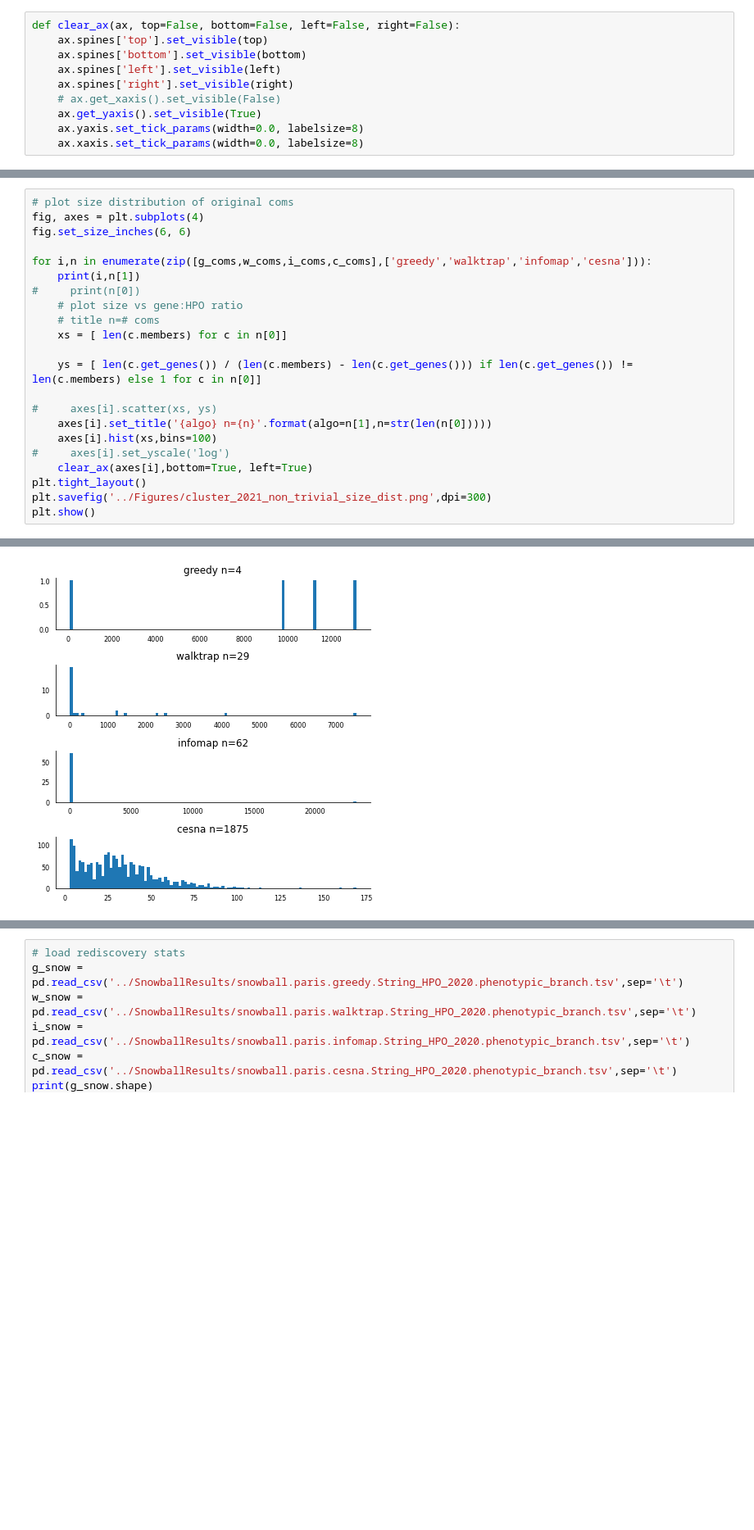
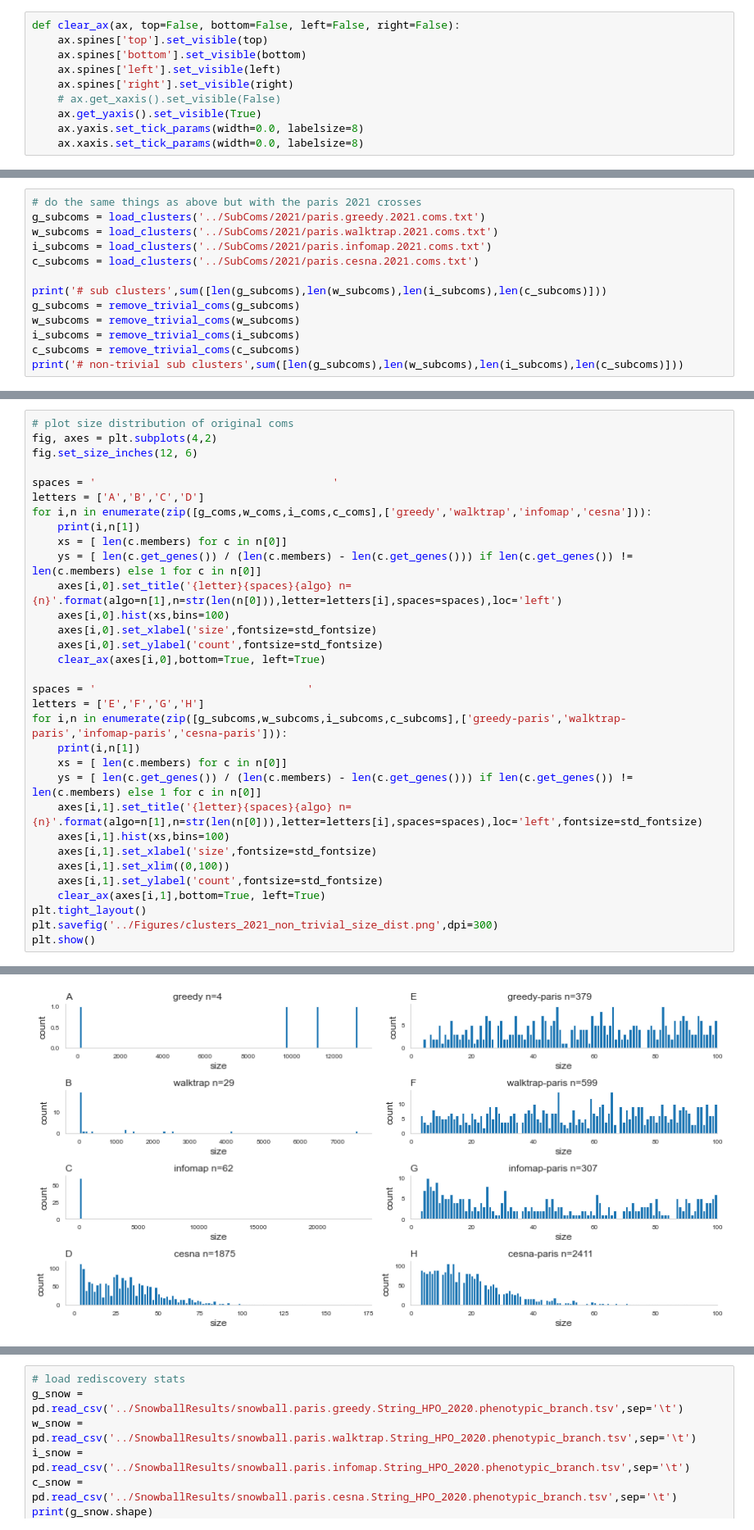
Before and after one commit to MSBradshaw/BOCC, a Jupyter notebook: Scripts/presentation_plotter.ipynb, the cells around one changed output, grey strips where cells are left out. Shown: that part at 82% size. Cells and saved outputs as stored; diff of their text form; blank space fills up the shorter version.

```diff
--- a/Scripts/presentation_plotter.ipynb
+++ b/Scripts/presentation_plotter.ipynb
@@ -81,0 +59,13 @@ c_coms = BOCC.load_clusters('../Clusters/2021/cesna.2021.coms.txt')
+# %%
+# do the same things as above but with the paris 2021 crosses
+g_subcoms = load_clusters('../SubComs/2021/paris.greedy.2021.coms.txt')
+w_subcoms = load_clusters('../SubComs/2021/paris.walktrap.2021.coms.txt')
+i_subcoms = load_clusters('../SubComs/2021/paris.infomap.2021.coms.txt')
+c_subcoms = load_clusters('../SubComs/2021/paris.cesna.2021.coms.txt')
+
+print('# sub clusters',sum([len(g_subcoms),len(w_subcoms),len(i_subcoms),len(c_subcoms)]))
+g_subcoms = remove_trivial_coms(g_subcoms)
+w_subcoms = remove_trivial_coms(w_subcoms)
+i_subcoms = remove_trivial_coms(i_subcoms)
+c_subcoms = remove_trivial_coms(c_subcoms)
+print('# non-trivial sub clusters',sum([len(g_subcoms),len(w_subcoms),len(i_subcoms),len(c_subcoms)]))
@@ -102,24 +143,34 @@ print('# non-trivial clusters',sum([len(g_coms),len(w_coms),len(i_coms),len(c_co
 # %%
 # plot size distribution of original coms
-fig, axes = plt.subplots(4)
-fig.set_size_inches(6, 6)
+fig, axes = plt.subplots(4,2)
+fig.set_size_inches(12, 6)
 
+spaces = '                                     '
+letters = ['A','B','C','D']
 for i,n in enumerate(zip([g_coms,w_coms,i_coms,c_coms],['greedy','walktrap','infomap','cesna'])):
     print(i,n[1])
-#     print(n[0])
-    # plot size vs gene:HPO ratio
-    # title n=# coms
     xs = [ len(c.members) for c in n[0]]
+    ys = [ len(c.get_genes()) / (len(c.members) - len(c.get_genes())) if len(c.get_genes()) != len(c.members) else 1 for c in n[0]]
+    axes[i,0].set_title('{letter}{spaces}{algo} n={n}'.format(algo=n[1],n=str(len(n[0])),letter=letters[i],spaces=spaces),loc='left')
+    axes[i,0].hist(xs,bins=100)
+    axes[i,0].set_xlabel('size',fontsize=std_fontsize)
+    axes[i,0].set_ylabel('count',fontsize=std_fontsize)
+    clear_ax(axes[i,0],bottom=True, left=True)
 
+spaces = '                                 '
+letters = ['E','F','G','H']
+for i,n in enumerate(zip([g_subcoms,w_subcoms,i_subcoms,c_subcoms],['greedy-paris','walktrap-paris','infomap-paris','cesna-paris'])):
+    print(i,n[1])
+    xs = [ len(c.members) for c in n[0]]
     ys = [ len(c.get_genes()) / (len(c.members) - len(c.get_genes())) if len(c.get_genes()) != len(c.members) else 1 for c in n[0]]
-
-#     axes[i].scatter(xs, ys)
-    axes[i].set_title('{algo} n={n}'.format(algo=n[1],n=str(len(n[0]))))
-    axes[i].hist(xs,bins=100)
-#     axes[i].set_yscale('log')
-    clear_ax(axes[i],bottom=True, left=True)
+    axes[i,1].set_title('{letter}{spaces}{algo} n={n}'.format(algo=n[1],n=str(len(n[0])),letter=letters[i],spaces=spaces),loc='left',fontsize=std_fontsize)
+    axes[i,1].hist(xs,bins=100)
+    axes[i,1].set_xlabel('size',fontsize=std_fontsize)
+    axes[i,1].set_xlim((0,100))
+    axes[i,1].set_ylabel('count',fontsize=std_fontsize)
+    clear_ax(axes[i,1],bottom=True, left=True)
 plt.tight_layout()
-plt.savefig('../Figures/cluster_2021_non_trivial_size_dist.png',dpi=300)
+plt.savefig('../Figures/clusters_2021_non_trivial_size_dist.png',dpi=300)
 plt.show()
 # %% [output]
 0 greedy
@@ -129 +184 @@ plt.show()
-[figure, old version]
+[figure, new version]
```
Also changed, not shown: parts of 42 cells of this notebook, 16 other files.
